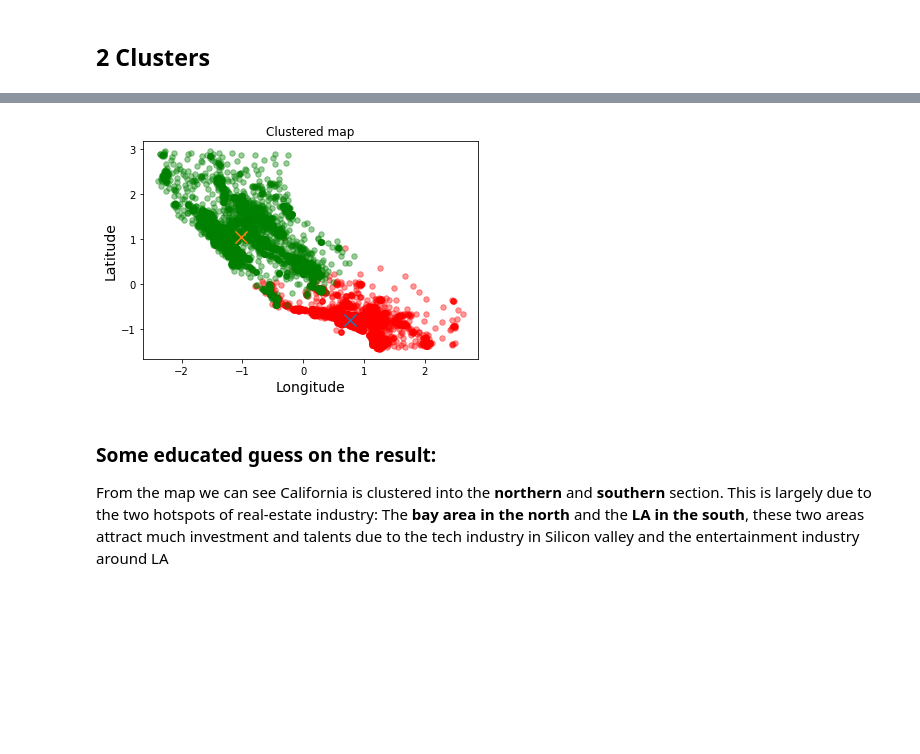
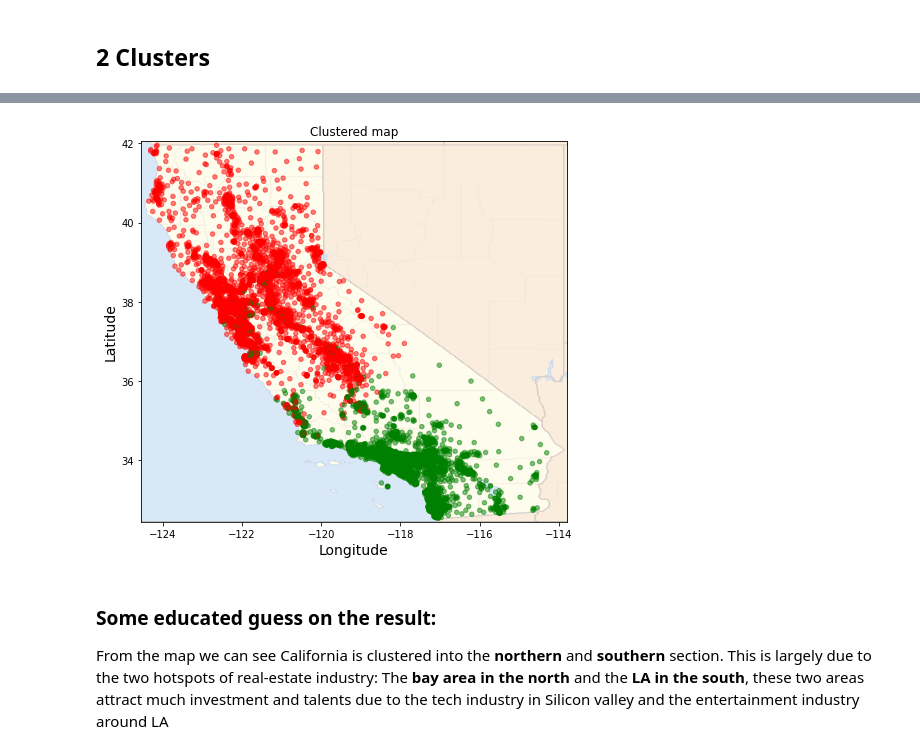
Before and after one commit to vivianchen98/california_housing_kmeans_clustering, a Jupyter notebook: sc9by_assignment_3_kmeans.ipynb, the cells around one changed output, grey strips where cells are left out. Saved outputs shown, nothing was run; the diff lists cells and outputs as text; code cells hidden in the pictures; blank space fills up the shorter version.

```diff
--- a/sc9by_assignment_3_kmeans.ipynb
+++ b/sc9by_assignment_3_kmeans.ipynb
@@ -167,6 +174,9 @@ class kmeans(object):
     for i in range(self.k):
       self.clusters.append([])
 
+    # initialize assignment
+    assignment = []
+
     centroids = self.centroids
     for row in X:
       dist = []
@@ -179,8 +189,9 @@ class kmeans(object):
           dist.append(sup_dist(row, centroids[i]))
       index = dist.index(min(dist))
       self.clusters[index].append(row)
+      assignment.append(index)
 
-    return self.clusters
+    return assignment
 
   # function to update the new centroids
   def update(self):
@@ -199,7 +210,7 @@ class kmeans(object):
     iter = 0
     is_optimal = False
     while((not is_optimal) and (iter <= 400)):
-      self.assignment(X)  # assign data to clusters
+      assignment = self.assignment(X)  # assign data to clusters
       old = self.centroids.copy() # store the previous centroids
       new = self.update() # update the new centroids
 
@@ -214,7 +225,7 @@ class kmeans(object):
       iter += 1
 
     print("iterations: ", iter)
-    return self.clusters, self.centroids
+    return self.clusters, self.centroids, assignment
 
   # evaluation function for means and stds
   def J(self):
@@ -248,18 +259,16 @@ Now that you have implemented the K-Means as the clustering algorithm. Applying
 ## Plot function
 # %%
 # plot function
+cali_image_url = 'https://upload.wikimedia.org/wikipedia/commons/1/1b/California_Locator_Map.PNG'
+cali = plt.imread(cali_image_url)
 
 #plot the centroids with an x and plot the points based on longitude and latitude and color based on cluster, only works for upto 10 clusters bc of the colors
-def plot_clusters(classifier):
+def plot_clusters(assignment):
   colors = 10*["r", "g", "c", "b", "k","m","y","orange","purple","brown"]
 
-  for cluster in range(len(classifier.clusters)):
-	  color = colors[cluster]
-	  for features in range(len(classifier.clusters[cluster])):
-		  plt.scatter(classifier.clusters[cluster][features][0], classifier.clusters[cluster][features][1], color = color,s = 30,alpha=0.4)
+  ax = housing.plot(kind="scatter", x="longitude", y="latitude", figsize=(10,7), alpha=0.5, c=[colors[i] for i in assignment], sharex=False)
 
-  for centroid in range(len(classifier.centroids)):
-	  plt.scatter(classifier.centroids[centroid][0], classifier.centroids[centroid][1], s = 150, marker = "x")
+  plt.imshow(cali, extent=[-124.55, -113.80, 32.45, 42.05], alpha = 0.4)
 
   plt.ylabel("Latitude", fontsize=14)
   plt.xlabel("Longitude", fontsize=14)
@@ -270,12 +279,5 @@ def plot_clusters(classifier):
 # %%
 # cluster the data for k=2
 mykmeans = kmeans(k=2, slack=0) # default: k=2, dist_measure = 'euclidean'
-clusters, cent = mykmeans.kmeans(housing_prepared) # distances and centroids
-print("centroids: ", cent)
-
-means, stds = mykmeans.J()
-print("means: ", means)
-print("stds", stds)
-SSE = mykmeans.SSE()
-print("sum squared error", SSE)
+clusters, cent, assignment = mykmeans.kmeans(housing_prepared) # distances and centroids
 # %% [output]
@@ -301,7 +312,7 @@ sum squared error 28733.882859567162
 # %%
-plot_clusters(mykmeans)
+plot_clusters(assignment)
 # %% [output]
-[figure, old version]
+[figure, new version]
 # %% [markdown]
 ### Some educated guess on the result:
 From the map we can see California is clustered into the **northern** and **southern** section. This is largely due to the two hotspots of real-estate industry:
```
Also changed, not shown: parts of 45 cells of this notebook.
